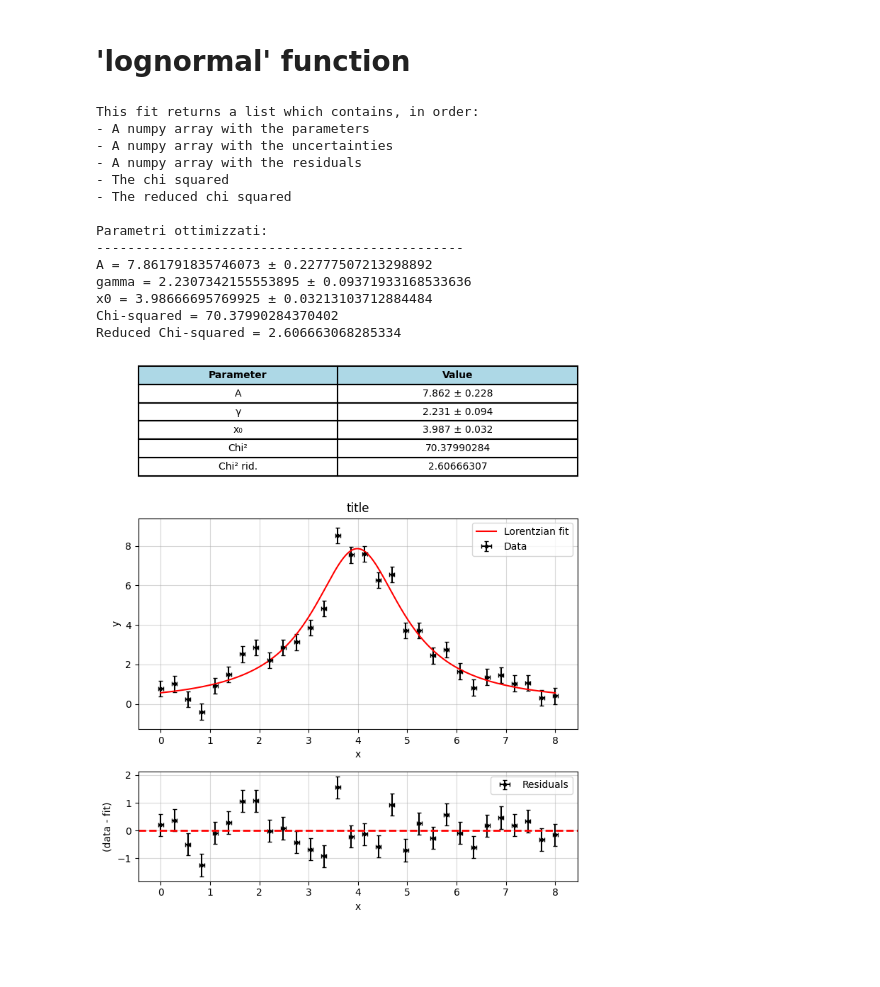
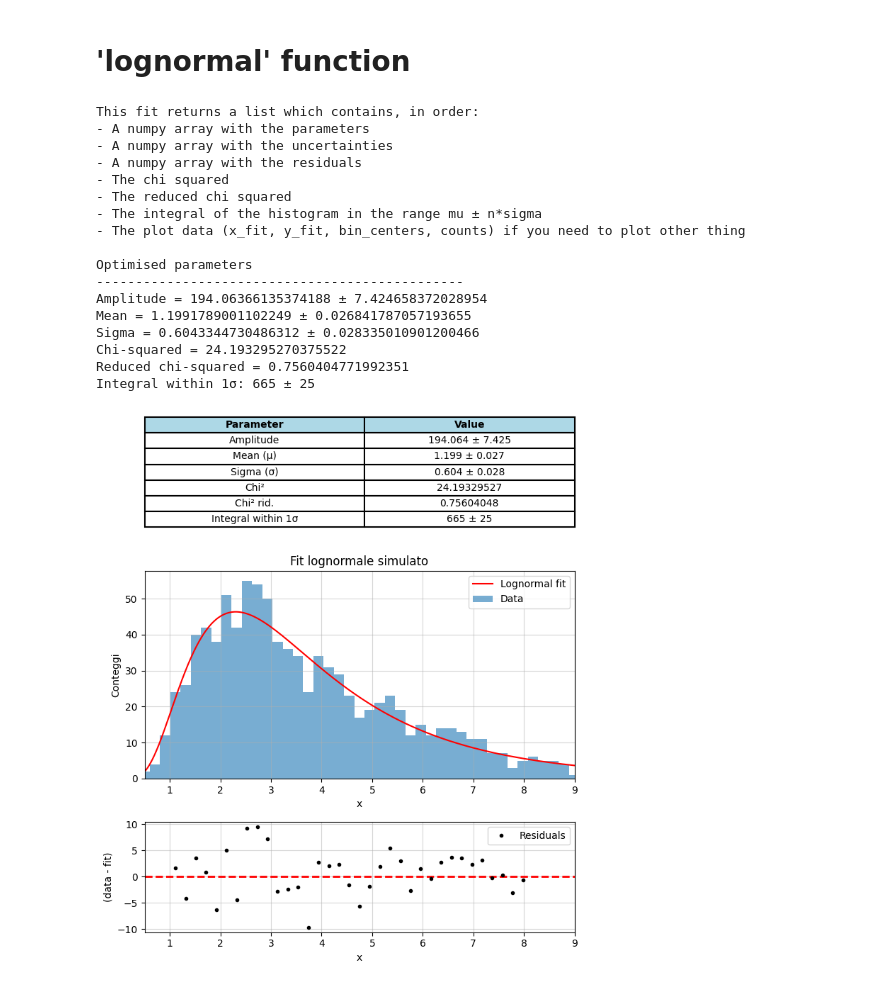
Before and after one commit to b3n3d3tt4/basics, a Jupyter notebook: bfexamples.ipynb, the cells around one changed output. Drawn from its saved outputs; the diff is of its cells as text; code cells hidden in the pictures; blank space fills up the shorter version.

```diff
--- a/bfexamples.ipynb
+++ b/bfexamples.ipynb
@@ -181,19 +198,43 @@ Reduced Chi-squared = 1.309831532956608
 # %% [markdown]
 # 'lognormal' function
 # %%
+from scipy.stats import lognorm
+
+# Beginning lognormal distribution parameters
+s = 0.6
+mu = 1.2
+scale = np.exp(mu)
+ampiezza = 1000
+n_bins = 50
+
+# Bin Generation
+x = np.linspace(0.1, 10, n_bins)
+bin_width = x[1] - x[0]
+
+# Theoretical lognormal distribution
+y_teorica = ampiezza * lognorm.pdf(x, s=s, scale=scale) * bin_width
+
+# Noise addition
+y_rumorosa = np.random.poisson(y_teorica)
+
+# Test of the lognormal fit function
+ex_lognormal = bf.lognormal(bin_centers=x, counts=y_rumorosa, xlabel="x", ylabel="Conteggi", titolo="Fit lognormale simulato", xmin=1, xmax=8, x1=0.5, x2=9, n=1, plot=True)
 # %% [output]
 This fit returns a list which contains, in order:
 - A numpy array with the parameters
 - A numpy array with the uncertainties
 - A numpy array with the residuals
 - The chi squared
 - The reduced chi squared
+- The integral of the histogram in the range mu ± n*sigma
+- The plot data (x_fit, y_fit, bin_centers, counts) if you need to plot other thing
 
-Parametri ottimizzati:
+Optimised parameters
 -----------------------------------------------
-A = 7.861791835746073 ± 0.22777507213298892
-gamma = 2.2307342155553895 ± 0.09371933168533636
-x0 = 3.98666695769925 ± 0.03213103712884484
-Chi-squared = 70.37990284370402
-Reduced Chi-squared = 2.606663068285334
+Amplitude = 194.06366135374188 ± 7.424658372028954
+Mean = 1.1991789001102249 ± 0.026841787057193655
+Sigma = 0.6043344730486312 ± 0.028335010901200466
+Chi-squared = 24.193295270375522
+Reduced chi-squared = 0.7560404771992351
+Integral within 1σ: 665 ± 25
-[figure, old version]
+[figure, new version]
```
Also changed, not shown: parts of 9 cells of this notebook, 1 other file.
